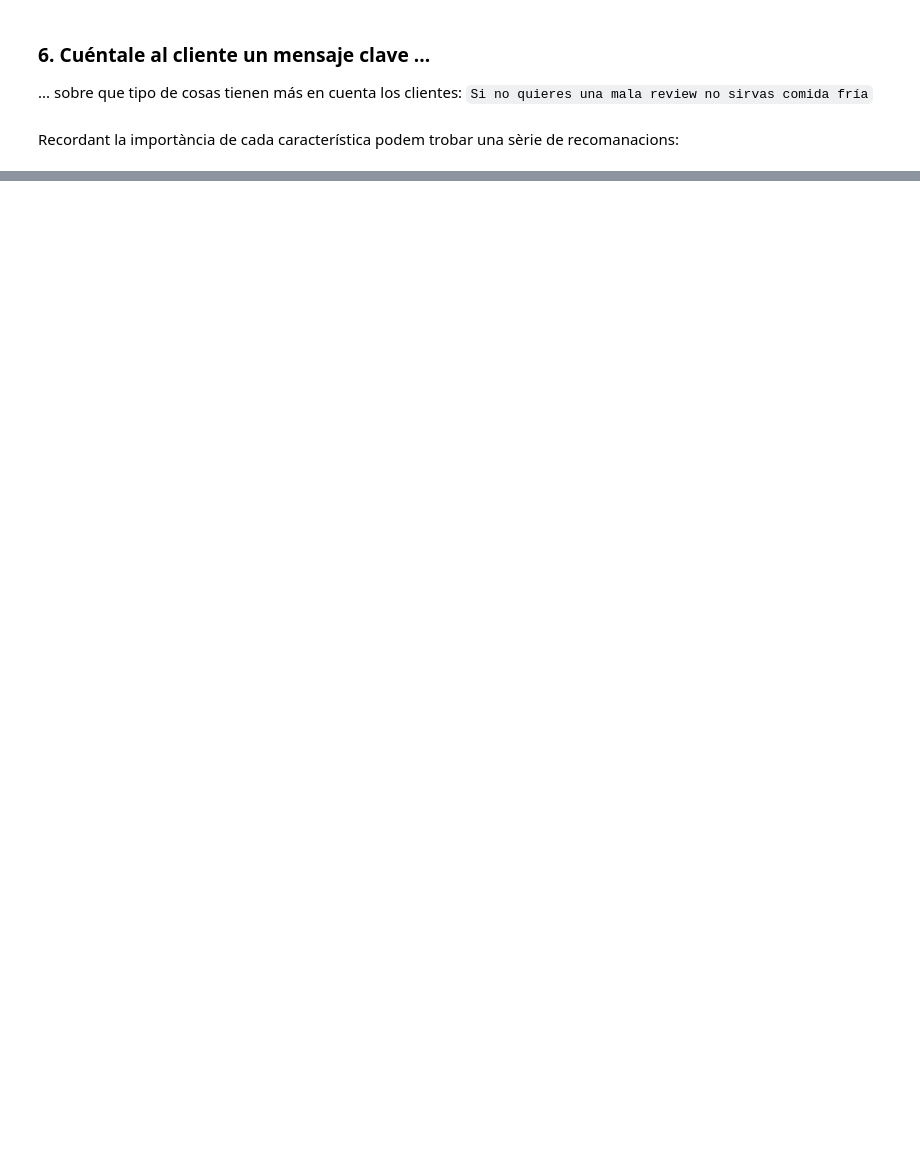
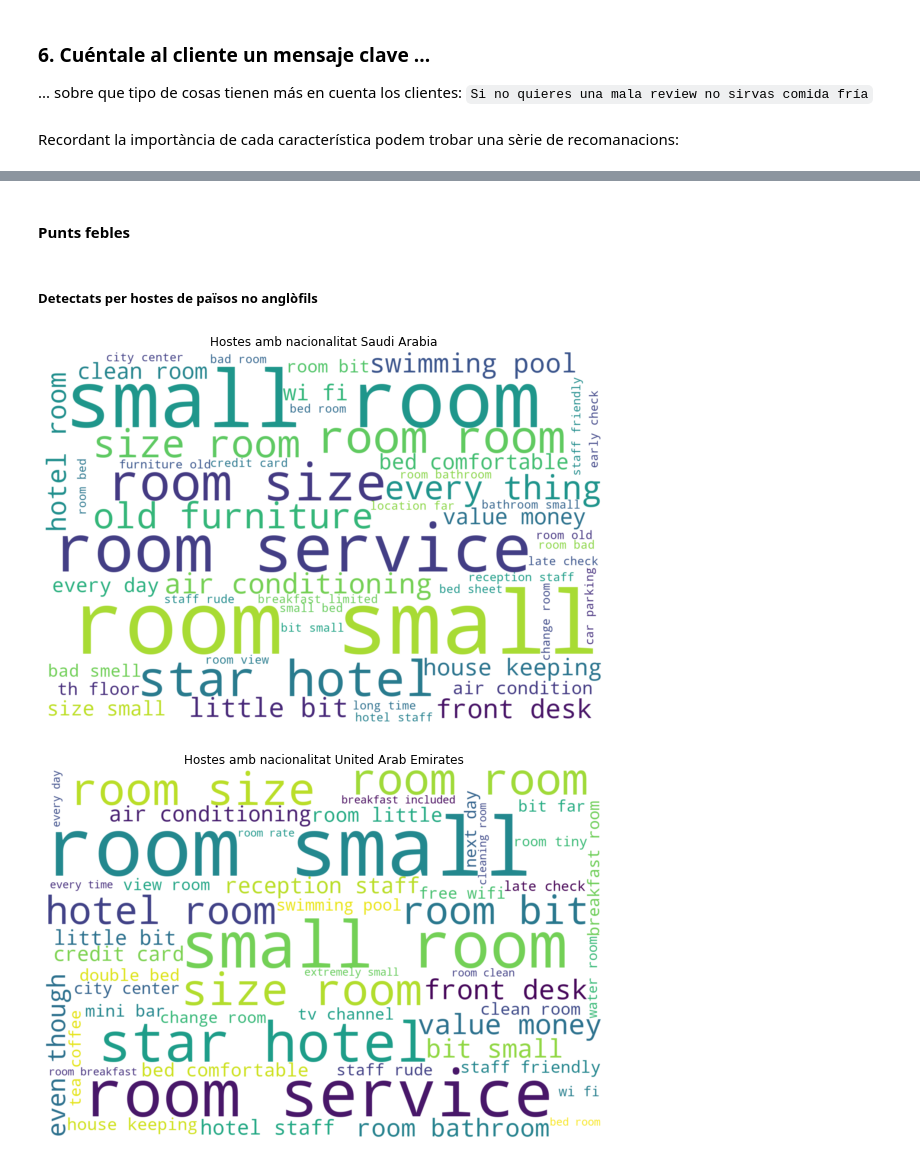
Before and after one commit to llublad/MUSI-AA, a Jupyter notebook: musi-aa-modulo1/W6/practica/20_hr_analysis.ipynb, the cells around one changed output, grey strips where cells are left out. Saved outputs shown, nothing was run; the diff lists cells and outputs as text; code cells hidden in the pictures; blank space fills up the shorter version.

```diff
--- a/musi-aa-modulo1/W6/practica/20_hr_analysis.ipynb
+++ b/musi-aa-modulo1/W6/practica/20_hr_analysis.ipynb
@@ -1311,0 +1377,20 @@ I això és tot. Moltes de gràcies per tot.
+# %%
+def plot_bigram_wc_rvr_nat(nation: str, review_col: str):
+
+    words2remove = ['negative', 'nothing']
+    corpus = df[
+        df['Reviewer_Nationality'].str.contains(
+            nation)][review_col]
+    text = ' '.join(corpus)
+    title = f"Hostes amb nacionalitat {nation}"
+    count_and_cloud(title, text, 50, words2remove)
+# %% [markdown]
+#### Punts febles
+# %% [markdown]
+##### Detectats per hostes de països no anglòfils
+# %%
+for i in [5,7]:
+    plot_bigram_wc_rvr_nat(rvr_country_list[i], 'Negative_Review')
+# %% [output]
+[figure, added]
+[figure, added]
```
Also changed, not shown: parts of 35 cells of this notebook, 1 other file.
